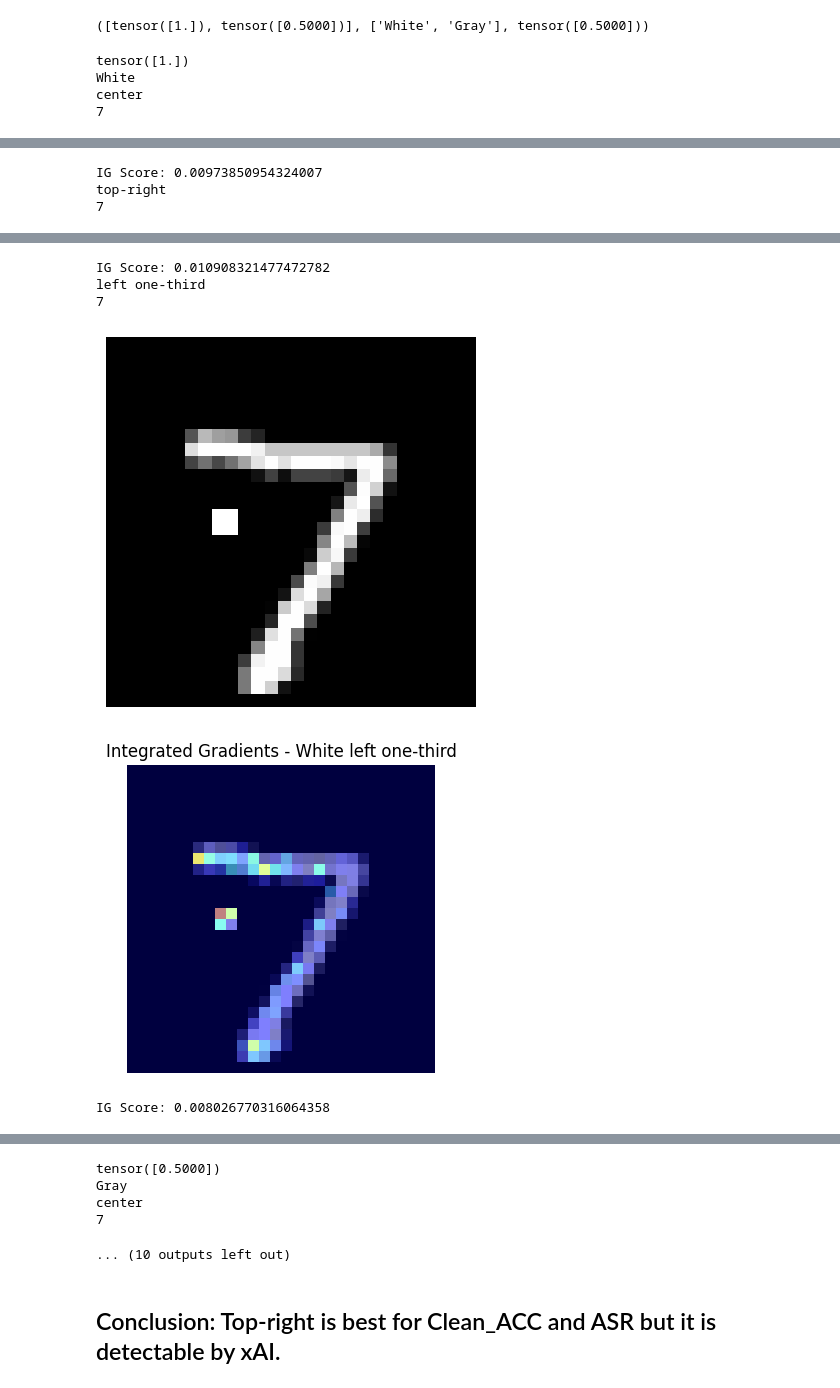
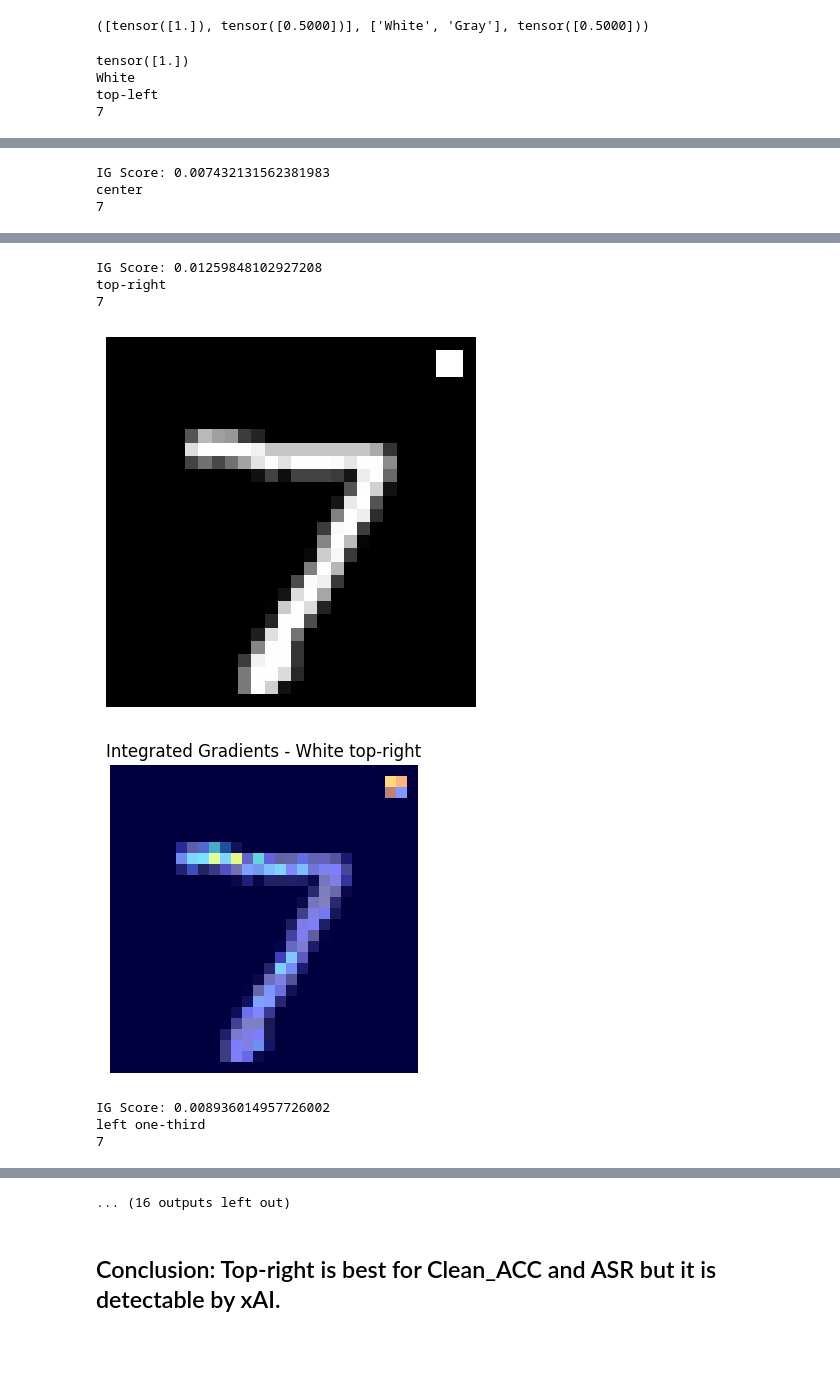
Before and after one commit to nishant-ingle/backdoors, a Jupyter notebook: pixel-conv2d-location.ipynb, the cells around one changed output, grey strips where cells are left out. Cells and saved outputs as stored; diff of their text form; code cells hidden in the pictures; blank space fills up the shorter version.

```diff
--- a/pixel-conv2d-location.ipynb
+++ b/pixel-conv2d-location.ipynb
@@ -115,7 +115,7 @@ def show_n_images(dataset, n=10):
 white = torch.tensor([1.0])
 gray = torch.tensor([0.5])
 # %%
-locations = ["center", "top-right", "left one-third"]
+locations = ["top-left", "center", "top-right", "left one-third"]
 # %%
 import matplotlib.pyplot as plt
 import torch
@@ -367,7 +367,7 @@ for ax, im, title in zip(axes, images, locations):
     # [CHANGE 3] Add cmap='gray' so it doesn't render as a heat map
     ax.imshow(im.permute(1, 2, 0), cmap='gray')
 
-    ax.set_title(normalize_label(title), fontproperties=prop, fontsize=12)
+    ax.set_title(normalize_label(title), fontproperties=prop, fontsize=16)
     ax.set_xticks([])
     ax.set_yticks([])
     for spine in ax.spines.values():
@@ -530,7 +530,7 @@ def get_asr(net, test_dataset):
   test_dataset.trigger_probability = prev_prob
   return test_loss, test_acc, tmp_test_dataset
 # %%
-test_dataset.location = locations[0]
+test_dataset.location = locations[1]
 test_dataset.color = col_dict['White']
 
 print(test_dataset.color, test_dataset.location, test_dataset.trigger_probability)
@@ -580,10 +580,7 @@ for _ in range(repeatition_count):
             best_val_loss = float('inf')
             epochs_no_improve = 0
 
-            if os.path.exists(file_name):
-                print(f"Loading pre-trained model from: {file_name}")
-                net.load_state_dict(torch.load(file_name))
-            else:
+            if not os.path.exists(file_name):
             # if 2 == 2:
                 train_dataset.trigger_probability = 0.01
                 test_dataset.trigger_probability = 0.01
@@ -613,6 +610,8 @@ for _ in range(repeatition_count):
                             print(f"Early stopping at epoch {epoch+1}")
                             break
 
+            print(f"Loading pre-trained model from: {file_name}")
+            net.load_state_dict(torch.load(file_name), strict=True)
             _, test_acc = get_clean_acc(net, test_dataset)
             d["clean_acc"][loc][labels[i]].append(test_acc)
 
@@ -1022,7 +1071,7 @@ import torch
 from matplotlib.patches import Rectangle
 
 font_path = 'latexfont.otf'
-font10 = fm.FontProperties(fname=font_path, size=14)
+font10 = fm.FontProperties(fname=font_path, size=20)
 plt.rcParams['pdf.fonttype'] = 42
 
 def _torch_rgb_to_mpl(rgb_t: torch.Tensor):
@@ -1169,7 +1218,7 @@ for idx in range(len(labels)):
     sal_results[labels[idx]] = {}
     xai_images = []
     xai_labels = []
-    # loc = locations[0]
+    # loc = locations[1]
     image_count = 1
     idxs = list(i for i in range(image_count))
 
@@ -1194,7 +1243,7 @@ for idx in range(len(labels)):
 
             # # Load the corresponding model
             file_name = f'pixel_conv2d_mnist_trigger_location_{loc}_{labels[idx]}.pth'
-            net.load_state_dict(torch.load(file_name))
+            net.load_state_dict(torch.load(file_name), strict=True)
             net = net.to(device)
 
             # Integrated Gradients using original method for visualization
@@ -1218,18 +1267,18 @@ for idx in range(len(labels)):
             """
 
     plot_images_with_scores(
-    xai_images,
-    xai_labels,
-    image_size_cm=1.2,
-    gap_cm=0.1,
-    columns_per_row=image_count,
-    title='',
-    header_title=labels[idx],
-    header_rgb=col_dict[labels[idx]],
-    # row_labels=('C', 'TR', 'LOT')
+        xai_images,
+        xai_labels,
+        image_size_cm=1.2,
+        gap_cm=0.1,
+        columns_per_row=image_count,
+        title='',
+        header_title=labels[idx],
+        header_rgb=col_dict[labels[idx]],
+        # row_labels=('C', 'TR', 'LOT')
     )
 # %% [output]
 tensor([1.])
 White
-center
+top-left
 7
@@ -1238,3 +1287,3 @@ center
-IG Score: 0.00973850954324007
-top-right
+IG Score: 0.007432131562381983
+center
 7
@@ -1243,6 +1292,8 @@ top-right
-IG Score: 0.010908321477472782
-left one-third
+IG Score: 0.01259848102927208
+top-right
 7
-[figure, old version]
+[figure, new version]
-[figure, old version]
+[figure, new version]
-IG Score: 0.008026770316064358
+IG Score: 0.008936014957726002
+left one-third
+7
@@ -1250,8 +1302,4 @@ IG Score: 0.008026770316064358
-tensor([0.5000])
-Gray
-center
-7
+... (16 outputs left out)
-... (10 outputs left out)
 # %% [markdown]
 ## Conclusion: Top-right is best for Clean_ACC and ASR but it is detectable by xAI.
 # %% [markdown]
```
Also changed, not shown: parts of 21 cells of this notebook.
